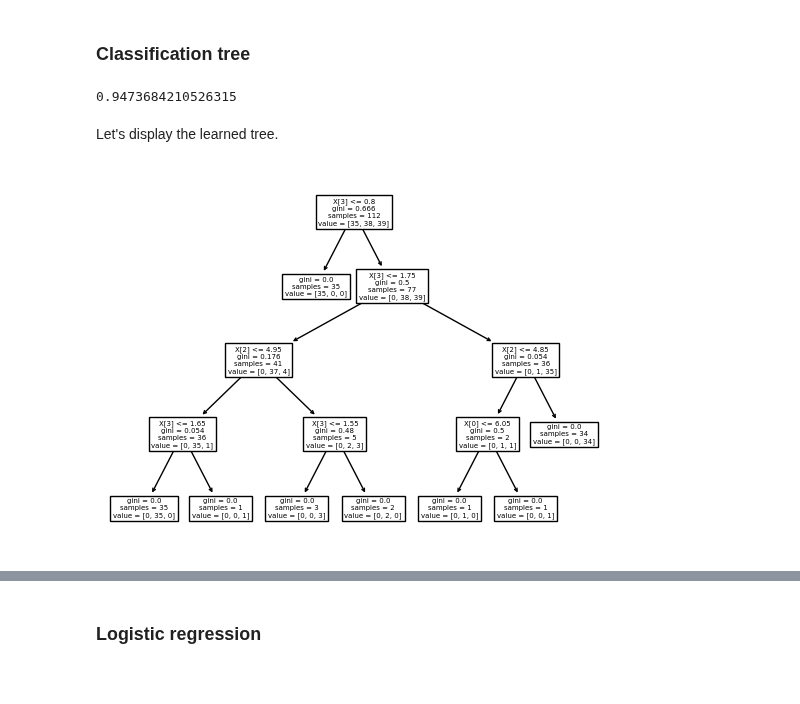
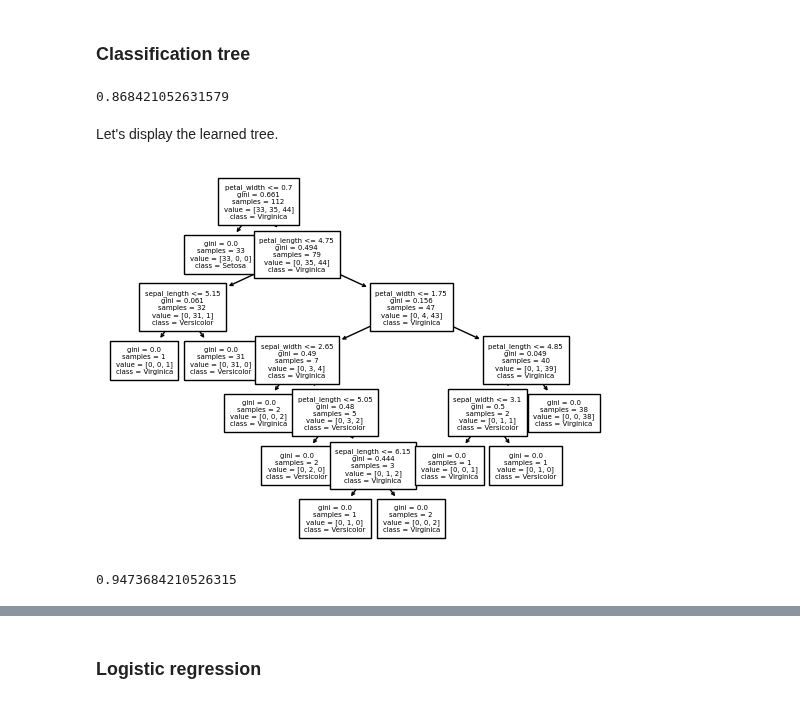
Before and after one commit to dfbarrero/dataCourse, a Jupyter notebook: mlfoundations/scikit-learn.ipynb, the cells around one changed output, grey strips where cells are left out. Drawn from its saved outputs; the diff is of its cells as text; code cells hidden in the pictures.

```diff
--- a/mlfoundations/scikit-learn.ipynb
+++ b/mlfoundations/scikit-learn.ipynb
@@ -194,18 +194,26 @@ accuracy_score(ytest, y_model)
 # %%
 from sklearn.tree import DecisionTreeClassifier
 
-model = DecisionTreeClassifier(random_state=0)
+model = DecisionTreeClassifier(max_depth=None)
 model.fit(Xtrain, ytrain)
 y_model = model.predict(Xtest)
 
 accuracy_score(ytest, y_model)
 # %% [output]
-0.9473684210526315
+0.868421052631579
 # %% [markdown]
 Let's display the learned tree.
 # %%
 from sklearn.tree import plot_tree
 
-plot_tree(model);
+plot_tree(model, feature_names = Xtrain.columns, class_names=['Setosa', 'Versicolor', 'Virginica'], fontsize=5);
 # %% [output]
-[figure, old version]
+[figure, new version]
+# %%
+model = DecisionTreeClassifier(max_depth=2)
+model.fit(Xtrain, ytrain)
+y_model = model.predict(Xtest)
+
+accuracy_score(ytest, y_model)
+# %% [output]
+0.9473684210526315
```
Also changed, not shown: parts of 10 cells of this notebook.
